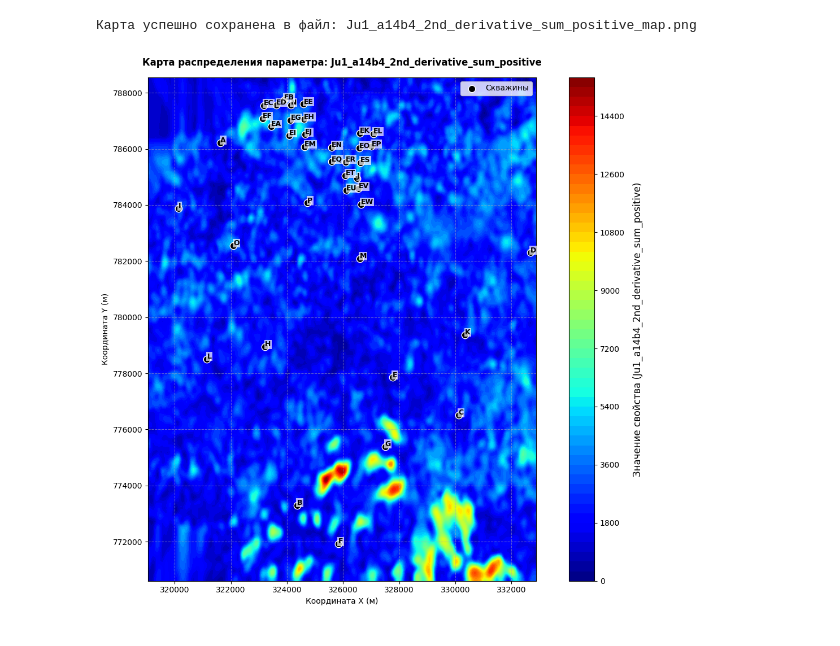
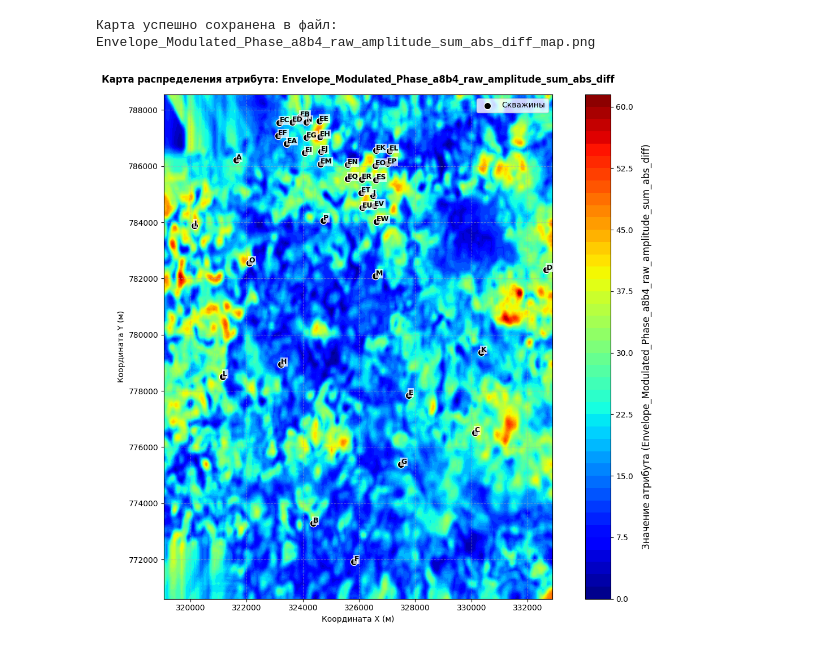
Before and after one commit to Ronald-B-Yan/OTUS_HomeWorks_YanRonald, a Jupyter notebook: VKR/02_vizualization.ipynb, the cells around one changed output. Cells and saved outputs as stored; diff of their text form; code cells hidden in the pictures.

```diff
--- a/VKR/02_vizualization.ipynb
+++ b/VKR/02_vizualization.ipynb
@@ -1,22 +1,21 @@
 # %%
 import os
 from functions_read_data import read_well_data
 from functions_vizualization import plot_hr_slice_map
-
 
 # Прописываем пути, где лежат данные
 WELLS_FILE = "./DATA_WELLS/Heff_Ju1.txt"
 df_wells = read_well_data(WELLS_FILE)
 
 # Выбираем ОДИН конкретный файл для визуализации из папки с файлами карт
-DATA_FILE = './DATA_SLICES/Ju1_a14b4_2nd_derivative_sum_positive.txt'
+DATA_FILE = './DATA_SLICES/Envelope_Modulated_Phase_a8b4_raw_amplitude_sum_abs_diff.txt'
 
 # Готовим из имени файла данных имя файла для сохранения картинки
 file_name = os.path.splitext(os.path.basename(DATA_FILE))[0]
 image_save_path = f"{file_name}_map.png"
 
 # Строим карту и наносим на неё скважины
 plot_hr_slice_map(file_path=DATA_FILE, df_wells=df_wells, save_path=image_save_path)
 # %% [output]
-Карта успешно сохранена в файл: Ju1_a14b4_2nd_derivative_sum_positive_map.png
+Карта успешно сохранена в файл: Envelope_Modulated_Phase_a8b4_raw_amplitude_sum_abs_diff_map.png
-[figure, old version]
+[figure, new version]
```
Also changed, not shown: 19 other files.
